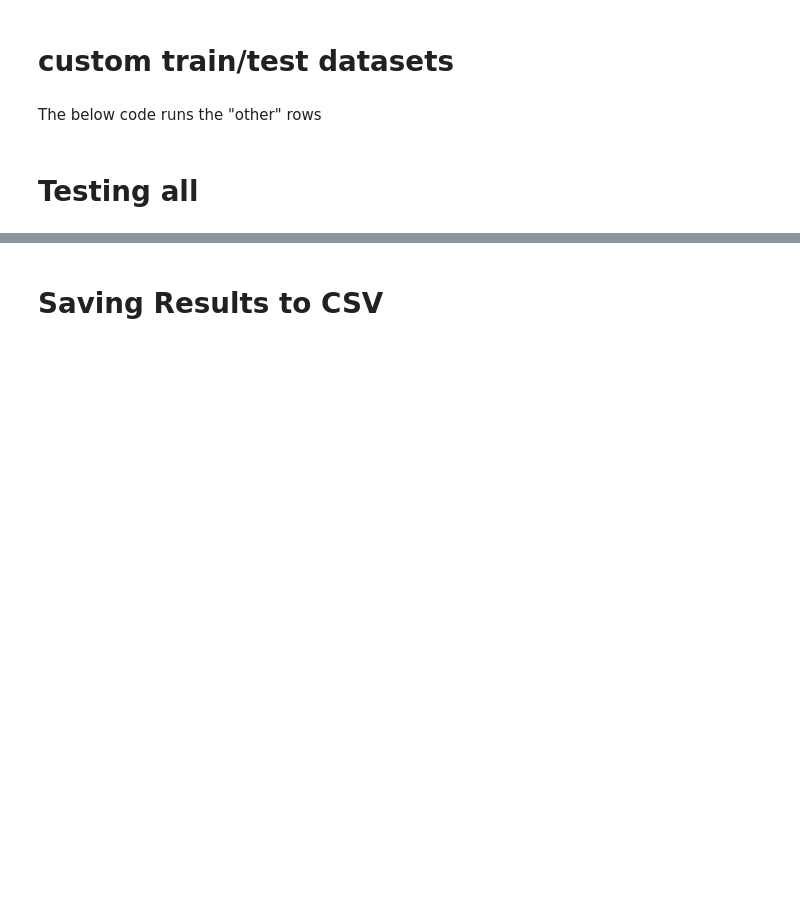
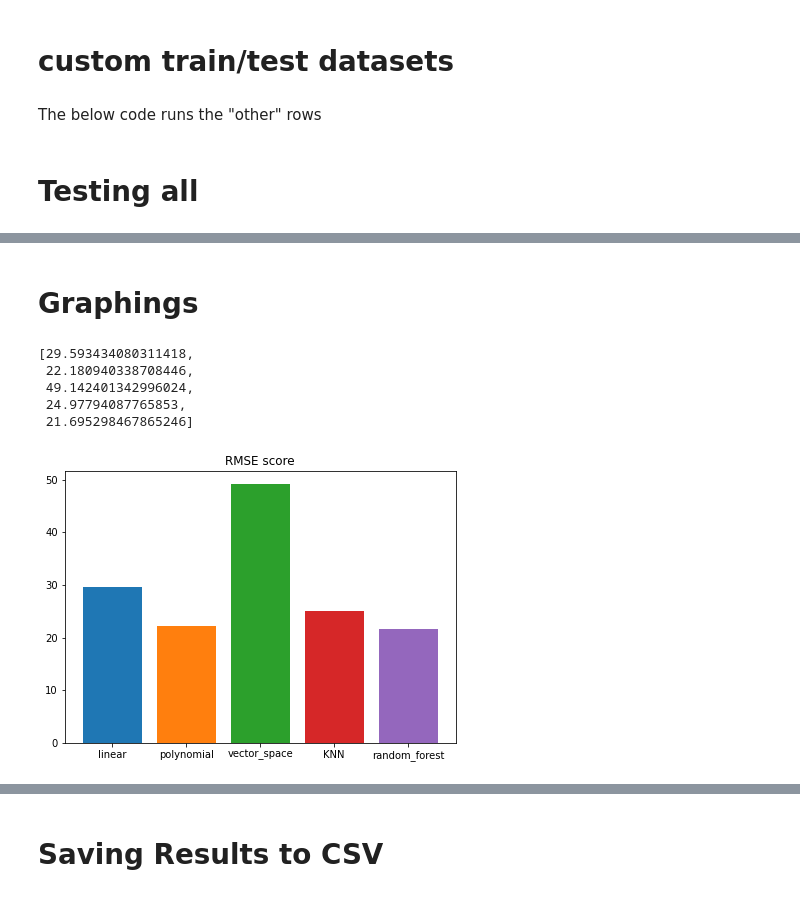
Before and after one commit to acezwin/ObjAversion, a Jupyter notebook: WIN_compare_model.ipynb, the cells around one changed output, grey strips where cells are left out. Drawn from its saved outputs; the diff is of its cells as text; code cells hidden in the pictures; blank space fills up the shorter version.

```diff
--- a/WIN_compare_model.ipynb
+++ b/WIN_compare_model.ipynb
@@ -458,13 +440,0 @@ RN 8.966403035409937e+18 -2.3645657505363053e+34 8.716593353511107e+18
-# %%
-fields = ["linear", "polynomial", "vector_space", "KNN", "random_forest"]
-# lin = data[data["class number"]==1]["linear"]
-
-fig = plt.figure(figsize=(16, 12))
-
-for ind, error in enumerate(list( data["class number"].unique() )[:-1]):
-    ax = fig.add_subplot(3,4,ind+1)
-    for field in fields:
-        ax.plot(data[data["class number"]==error][field])
-    ax.legend(fields)
-    ax.set_title(f"Class number {error}")
-# fig.savefig("Results.pdf", bbox_inches='tight')
@@ -470,0 +489,31 @@ for ind, error in enumerate(list( data["class number"].unique() )[:-1]):
+# %% [markdown]
+# Graphings
+# %%
+
+RMSE = [L_RMSE,P_RMSE, VS_RMSE, KNN_RMSE, RF_RMSE]
+r2 = [L_r2,P_r2, VS_r2, KNN_r2, RF_r2]
+MAE = [L_MAE,P_MAE, VS_MAE, KNN_MAE, RF_MAE]
+error_list = [RMSE, r2, MAE]
+
+RMSE
+# %% [output]
+[29.593434080311418,
+ 22.180940338708446,
+ 49.142401342996024,
+ 24.97794087765853,
+ 21.695298467865246]
+# %%
+fields = ["linear", "polynomial", "vector_space", "KNN", "random_forest"]
+# lin = data[data["class number"]==1]["linear"]
+
+RMSE = [L_RMSE,P_RMSE, VS_RMSE, KNN_RMSE, RF_RMSE]
+r2 = [L_r2,P_r2, VS_r2, KNN_r2, RF_r2]
+MAE = [L_MAE,P_MAE, VS_MAE, KNN_MAE, RF_MAE]
+
+plt.figure(figsize=(7, 5))
+plt.margins(x=0.05)
+plt.title(f"RMSE score")
+for ind, error in enumerate(RMSE):
+    plt.bar(fields[ind],error)
+# %% [output]
+[figure, added]
```
Also changed, not shown: parts of 6 cells of this notebook.
